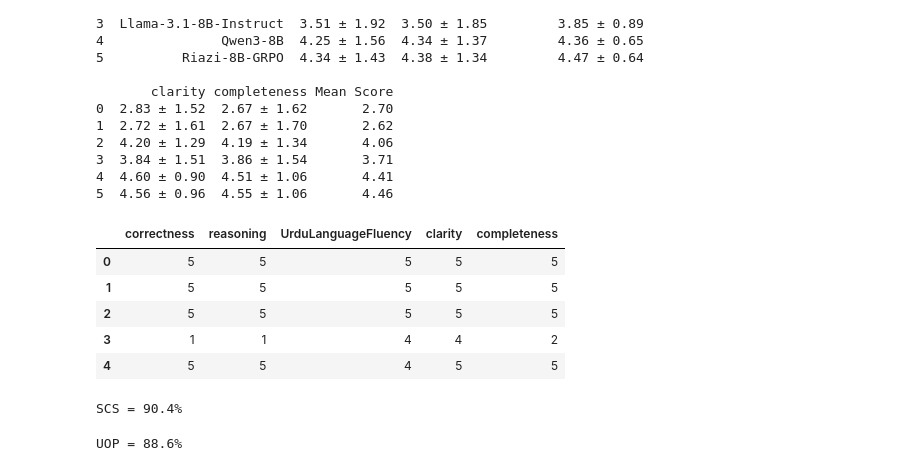
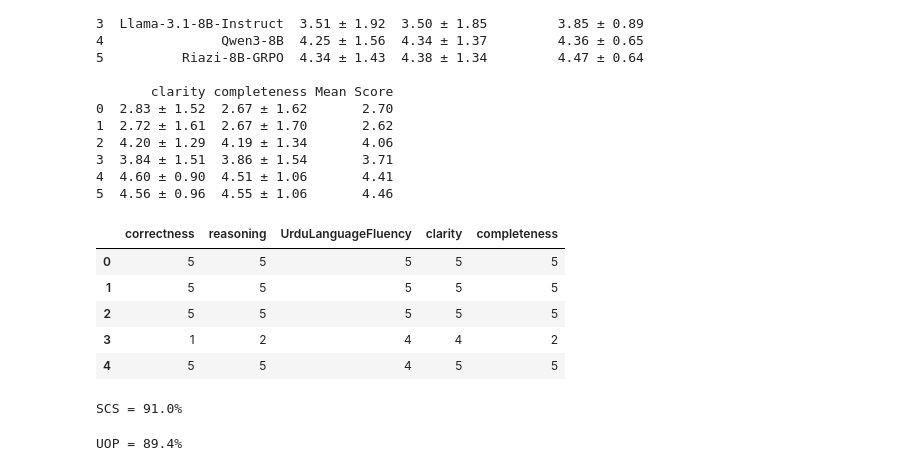
Before and after one commit to azheraly/Riazi-8B-First-Urdu-Reasoning-Large-Language-Model, a Jupyter notebook: notebooks/cpt_sft.ipynb, the cells around one changed output. Drawn from its saved outputs; the diff is of its cells as text; code cells hidden in the pictures.

```diff
--- a/notebooks/cpt_sft.ipynb
+++ b/notebooks/cpt_sft.ipynb
@@ -542,25 +541,25 @@ print(results)
 # %%
 import pandas as pd
 
-df = pd.read_csv("../results/qwen3_grpo-evaluation_scores.csv")
+df = pd.read_csv("../results/Riazi-8b-Instruct_grpo-evaluation_scores.csv")
 df.head()
 # %% [output]
 |  | correctness | reasoning | UrduLanguageFluency | clarity | completeness |
 | 0 | 5 | 5 | 5 | 5 | 5 |
 | 1 | 5 | 5 | 5 | 5 | 5 |
 | 2 | 5 | 5 | 5 | 5 | 5 |
-| 3 | 1 | 1 | 4 | 4 | 2 |
+| 3 | 1 | 2 | 4 | 4 | 2 |
 | 4 | 5 | 5 | 4 | 5 | 5 |
 # %%
 scs = (df["completeness"].mean() / 5) * 100
 print(f"SCS = {scs:.1f}%")
 # %% [output]
-SCS = 90.4%
+SCS = 91.0%
 # %%
 uop = (df["UrduLanguageFluency"].mean() / 5) * 100
 print(f"UOP = {uop:.1f}%")
 # %% [output]
-UOP = 88.6%
+UOP = 89.4%
 # %%
 import pandas as pd
 
```
Also changed, not shown: parts of 6 cells of this notebook, 12 other files.
